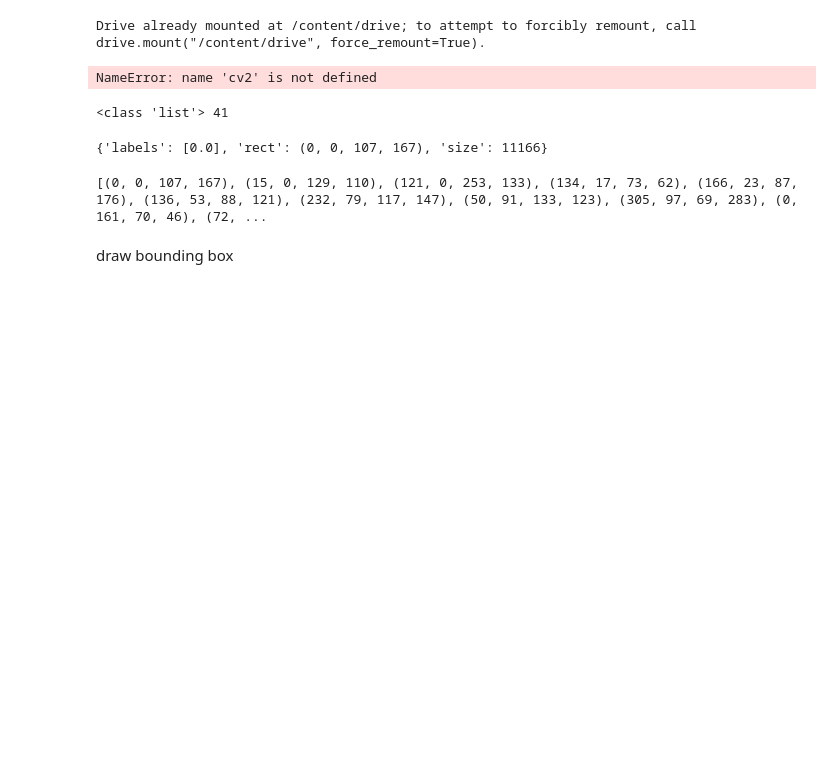
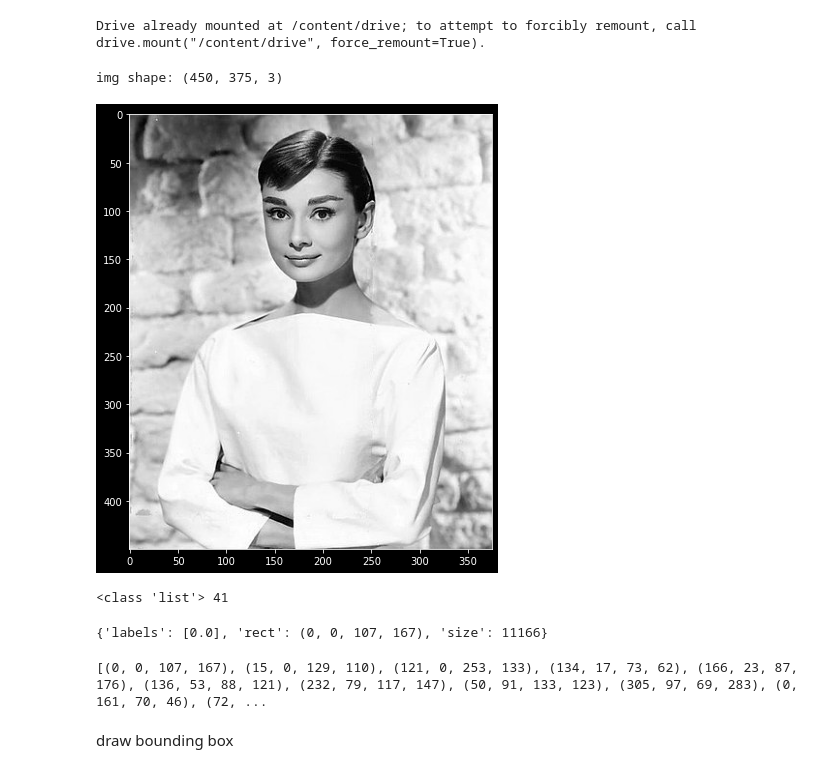
Before and after one commit to KimRass/warehouse, a Jupyter notebook: Data Science/Machine Learning/Computer Vision/Selective Search.ipynb, the cells around one changed output. Cells and saved outputs as stored; diff of their text form; code cells hidden in the pictures; blank space fills up the shorter version.

```diff
--- a/Data Science/Machine Learning/Computer Vision/Selective Search.ipynb
+++ b/Data Science/Machine Learning/Computer Vision/Selective Search.ipynb
@@ -34,15 +34,18 @@ plt.style.use("dark_background")
 # %% [output]
 Drive already mounted at /content/drive; to attempt to forcibly remount, call drive.mount("/content/drive", force_remount=True).
 # %%
+os.chdir("/content/drive/MyDrive/CV")
+
 img = cv2.imread("Audrey Hepburn.jpg")
 img_rgb = cv2.cvtColor(img, cv2.COLOR_BGR2RGB)
 print("img shape:", img.shape)
 
 plt.figure(figsize=(8, 8))
 plt.imshow(img_rgb)
 plt.show()
 # %% [output]
-NameError: name 'cv2' is not defined
+img shape: (450, 375, 3)
+[figure, added]
 # %%
 _, regions = selectivesearch.selective_search(img_rgb, scale=100, min_size=2000)
 
```
